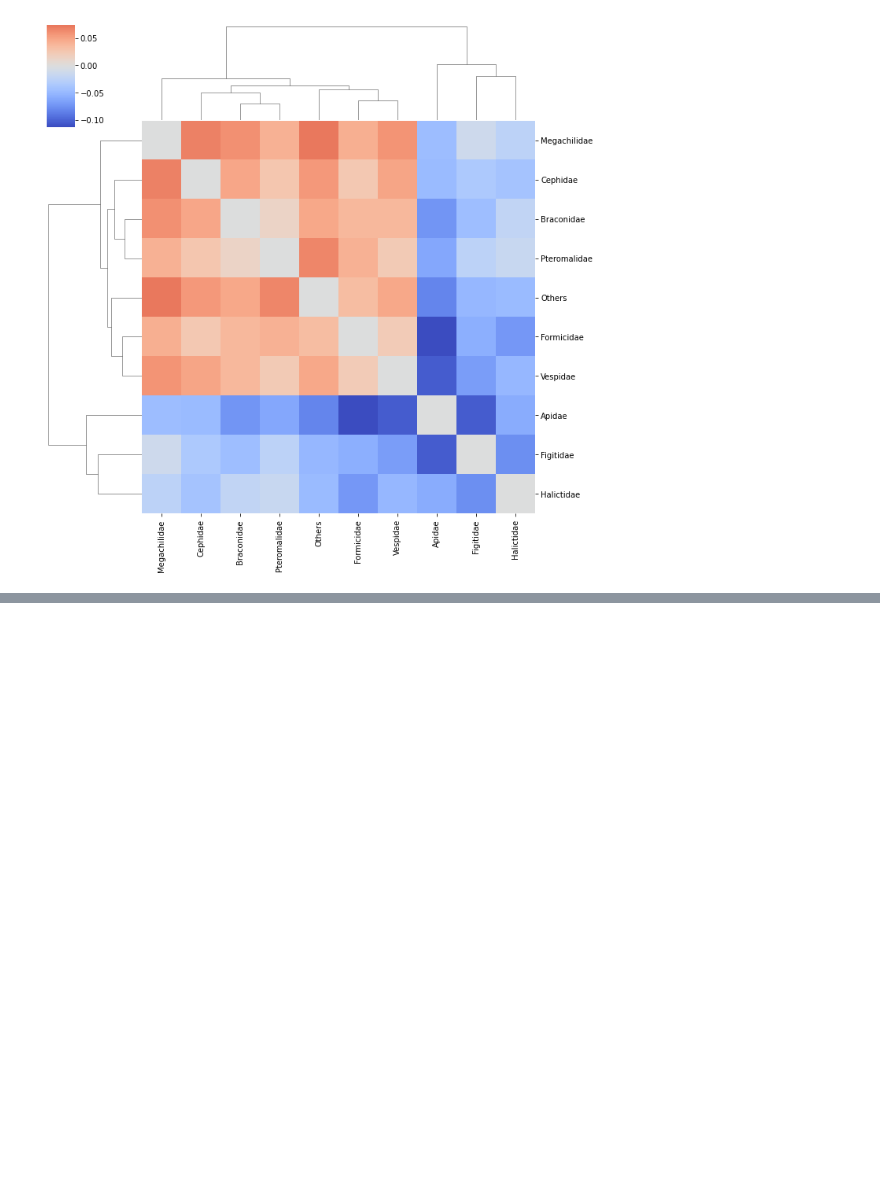
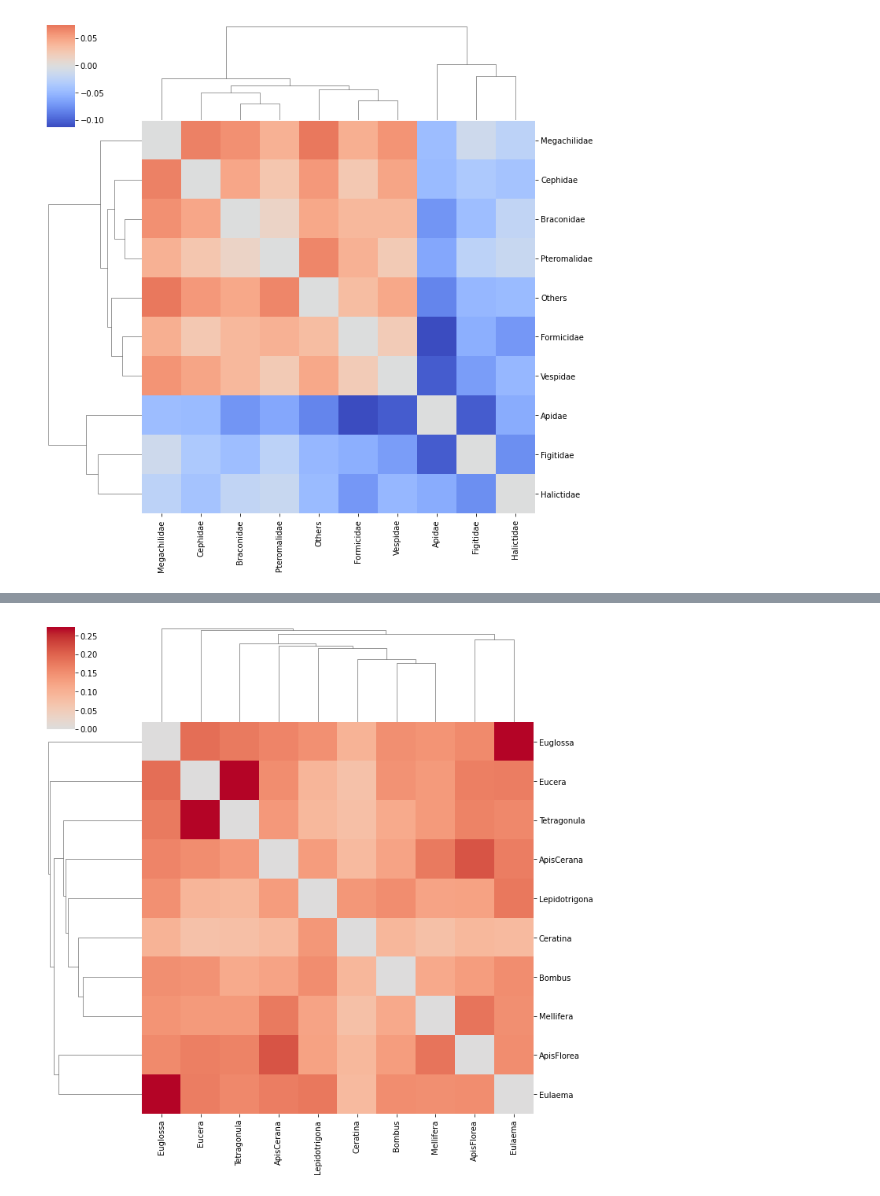
Before and after one commit to Matthijnssenslab/Bee_euvir, a Jupyter notebook: notebooks/7_ShareSub.ipynb, the cells around one changed output, grey strips where cells are left out. Drawn from its saved outputs; the diff is of its cells as text; code cells hidden in the pictures; blank space fills up the shorter version.

```diff
--- a/notebooks/7_ShareSub.ipynb
+++ b/notebooks/7_ShareSub.ipynb
@@ -185,50 +185,86 @@ g.savefig("../Figures/Hymenoptera_EUvsPlant.png", dpi=300)
 # %% [output]
 [figure]
 # %%
-# Hymenoptera
+# Heatmaps per type of virus for hymenoptera and apidae
 
-# Create a dic with # contigs in env and insect that exceed our preimposed threshold.
+# Apidae
+contigDic = {}
+contigDic['Insect'] = {'Mellifera': 926, 'Ceratina': 373, 'Tetragonula': 11, 'Bombus': 224, 'ApisCerana': 326, 'Euglossa': 92, 'Eulaema': 149, 'Eucera': 41, 'ApisFlorea': 584, 'Lepidotrigona': 354}
+contigDic['Env'] = {'Mellifera': 105, 'Ceratina': 198, 'Tetragonula': 20, 'Bombus': 115, 'ApisCerana': 89, 'Euglossa': 77, 'Eulaema': 81, 'Eucera': 35, 'ApisFlorea': 77, 'Lepidotrigona': 188}
 
-contigDic = {}
-contigDic['Insect'] = {'Apidae': 886, 'Formicidae': 142, 'Vespidae': 164, 'Halictidae': 9, 'Braconidae': 396, 'Megachilidae': 217, 'Pteromalidae': 324, 'Cephidae': 250, 'Figitidae': 96, 'Others': 221}
-contigDic['Env'] = {'Apidae': 108, 'Formicidae': 71, 'Vespidae': 84, 'Halictidae': 10, 'Braconidae': 159, 'Megachilidae': 145, 'Pteromalidae': 200, 'Cephidae': 155, 'Figitidae': 47, 'Others': 98}
+# Apidae
 
-envDic = {}
-with open('../networks/Hymenoptera_env.csv') as f:
+apidaeDic = {}
+with open('../networks/Apidae_env.csv') as f:
     for line in f:
         tax1 = line.strip().split(',')[0]
         tax2 = line.strip().split(',')[1]
+        count = int(line.strip().split(',')[2])
         contigCount = contigDic['Env'][tax1] + contigDic['Env'][tax2]
-        count = int(line.strip().split(',')[2])
         fw = tax1 + '_' + tax2
         rv = tax2 + '_' + tax1
-        if fw not in envDic and rv not in envDic:
-            envDic[fw] = (count / contigCount)
-            envDic[rv] = (count / contigCount)
-        elif fw in apidaeDic and rv in envDic:
-            envDic[fw] += (count / contigCount)
-            envDic[rv] += (count / contigCount)
+        if fw not in apidaeDic and rv not in apidaeDic:
+            apidaeDic[fw] = (count / contigCount)
+            apidaeDic[rv] = (count / contigCount)
+        elif fw in apidaeDic and rv in apidaeDic:
+            apidaeDic[fw] += (count / contigCount)
+            apidaeDic[rv] += (count / contigCount)
         else:
             print("Problem parsing. exit.")
             break
 
-insDic = {}
+apidaeInsectDic = {}
 # Apidae, Insect (708 shared contigs)
-with open('../networks/Hymenoptera_insect.csv') as f:
+with open('../networks/Apidae_insect.csv') as f:
     for line in f:
         tax1 = line.strip().split(',')[0]
         tax2 = line.strip().split(',')[1]
+        count = int(line.strip().split(',')[2])
         contigCount = contigDic['Insect'][tax1] + contigDic['Insect'][tax2]
-        count = int(line.strip().split(',')[2])
         fw = tax1 + '_' + tax2
         rv = tax2 + '_' + tax1
-        if fw not in insDic and rv not in insDic:
-            insDic[fw] = (count / contigCount)
-            insDic[rv] = (count / contigCount)
-        elif fw in insDic and rv in insDic:
-            insDic[fw] += (count / contigCount)
-            insDic[rv] += (count / contigCount)
+        if fw not in apidaeInsectDic and rv not in apidaeInsectDic:
+            apidaeInsectDic[fw] = (count / contigCount)
+            apidaeInsectDic[rv] = (count / contigCount)
+        elif fw in apidaeInsectDic and rv in apidaeInsectDic:
+            apidaeInsectDic[fw] += (count / contigCount)
+            apidaeInsectDic[rv] += (count / contigCount)
         else:
             print("Problem parsing. exit.")
             break
+
+# Take the combinations
+uniques = []
+for i in apidaeDic:
+    if i.split('_')[0] not in uniques:
+        uniques.append(i.split('_')[0])
+    if i.split('_')[1] not in uniques:
+        uniques.append(i.split('_')[1])
+
+list(itertools.combinations(uniques, 2))
+diffLis = []
+for comb in list(itertools.combinations(uniques, 2)):
+    row = comb[0]
+    col = comb[1]
+    fw = row + '_' + col
+    rv = col + '_' + row
+    env = apidaeDic[fw]
+    diffLis.append([row,col,env])
+    diffLis.append([col,row,env])
+
+apidaeDF = pd.DataFrame(diffLis)
+apidaeDF.columns = ['Row', 'Col','Env']
+apidaeDF = apidaeDF.pivot(index='Row', columns='Col')
+apidaeDF = apidaeDF.fillna(0)
+fixCol = []
+for i in apidaeDF.columns:
+    fixCol.append(i[1])
+fixRow = []
+for i in apidaeDF.index:
+    fixRow.append(i)
+apidaeDF.columns = fixCol
+apidaeDF.index = fixRow
+g = sns.clustermap(apidaeDF, center= 0, cmap= 'coolwarm')
+g
+#g.savefig("../Figures/Hymenoptera_EUvsPlant.png", dpi=300)
 # %% [output]
@@ -251,0 +272 @@ with open('../networks/Hymenoptera_insect.csv') as f:
+[figure, added]
```
Also changed, not shown: parts of 2 cells of this notebook.
